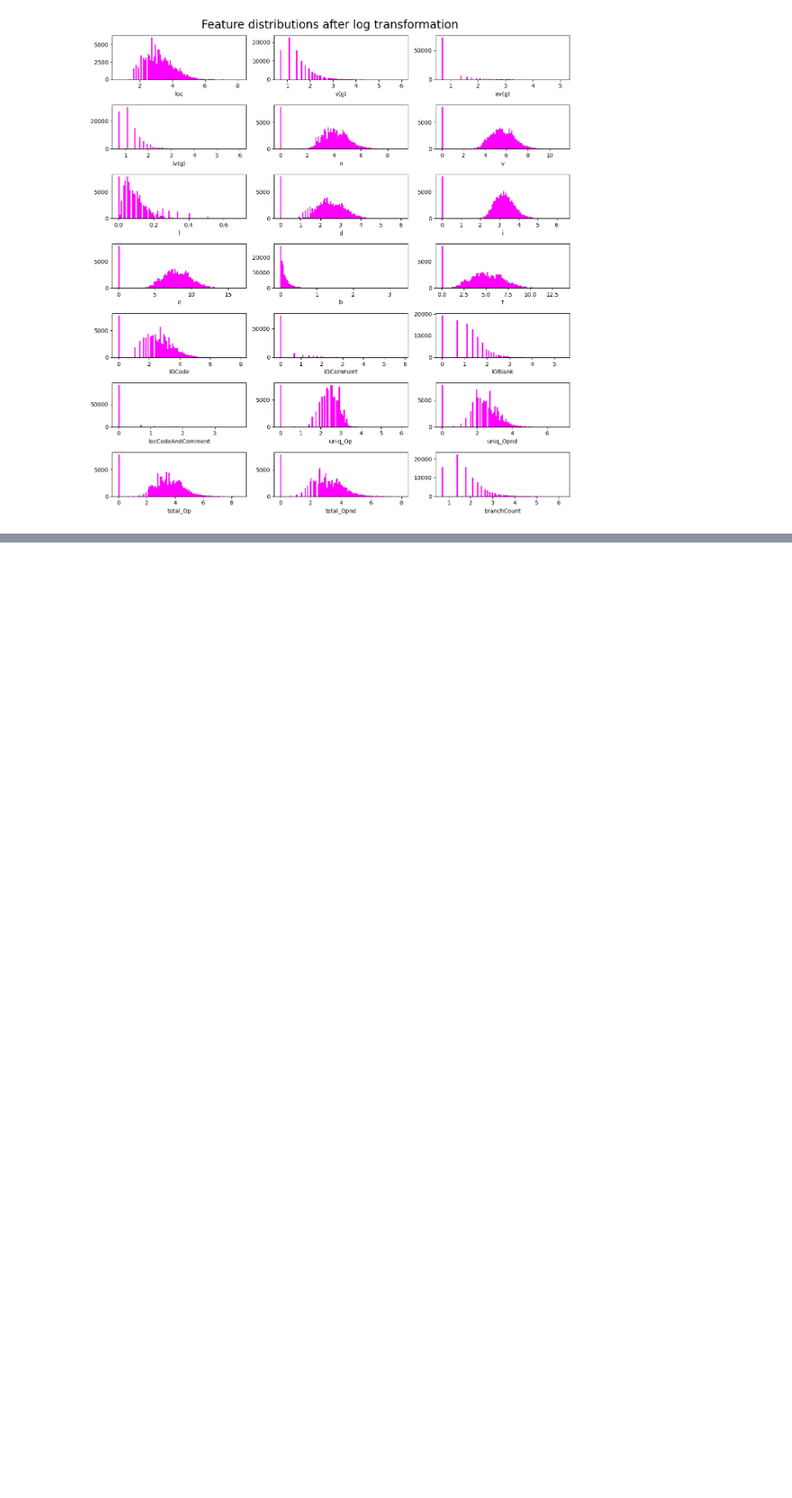
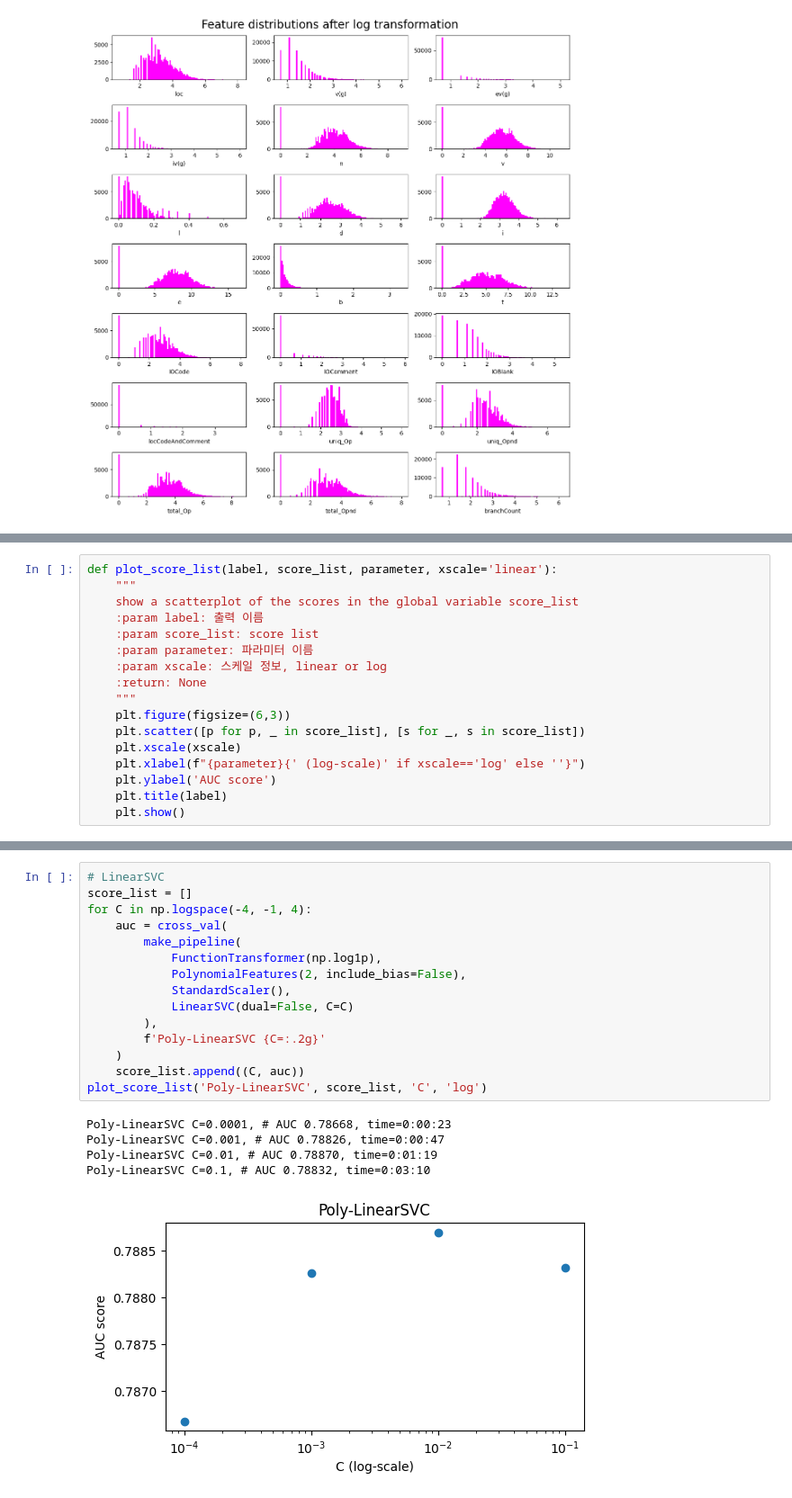
Before and after one commit to sajacaros/ml_project, a Jupyter notebook: sajacaros/review_ambrosm.ipynb, the cells around one changed output, grey strips where cells are left out. Shown at 90% size. Cells and saved outputs as stored; diff of their text form; blank space fills up the shorter version.

Commit message:
feat: model linear and logistic

```diff
--- a/sajacaros/review_ambrosm.ipynb
+++ b/sajacaros/review_ambrosm.ipynb
@@ -181,0 +230,17 @@ plt.show()
+# %%
+def plot_score_list(label, score_list, parameter, xscale='linear'):
+    """
+    show a scatterplot of the scores in the global variable score_list
+    :param label: 출력 이름
+    :param score_list: score list
+    :param parameter: 파라미터 이름
+    :param xscale: 스케일 정보, linear or log
+    :return: None
+    """
+    plt.figure(figsize=(6,3))
+    plt.scatter([p for p, _ in score_list], [s for _, s in score_list])
+    plt.xscale(xscale)
+    plt.xlabel(f"{parameter}{' (log-scale)' if xscale=='log' else ''}")
+    plt.ylabel('AUC score')
+    plt.title(label)
+    plt.show()
@@ -181,0 +256,21 @@ plt.show()
+# %%
+# LinearSVC
+score_list = []
+for C in np.logspace(-4, -1, 4):
+    auc = cross_val(
+        make_pipeline(
+            FunctionTransformer(np.log1p),
+            PolynomialFeatures(2, include_bias=False),
+            StandardScaler(),
+            LinearSVC(dual=False, C=C)
+        ),
+        f'Poly-LinearSVC {C=:.2g}'
+    )
+    score_list.append((C, auc))
+plot_score_list('Poly-LinearSVC', score_list, 'C', 'log')
+# %% [output]
+Poly-LinearSVC C=0.0001, # AUC 0.78668, time=0:00:23
+Poly-LinearSVC C=0.001, # AUC 0.78826, time=0:00:47
+Poly-LinearSVC C=0.01, # AUC 0.78870, time=0:01:19
+Poly-LinearSVC C=0.1, # AUC 0.78832, time=0:03:10
+[figure, added]
```
Also changed, not shown: parts of 7 cells of this notebook.
